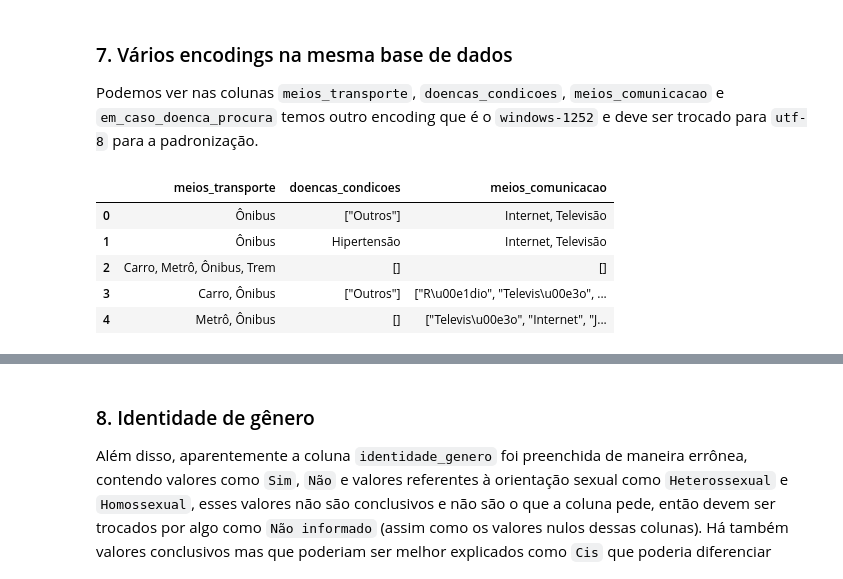
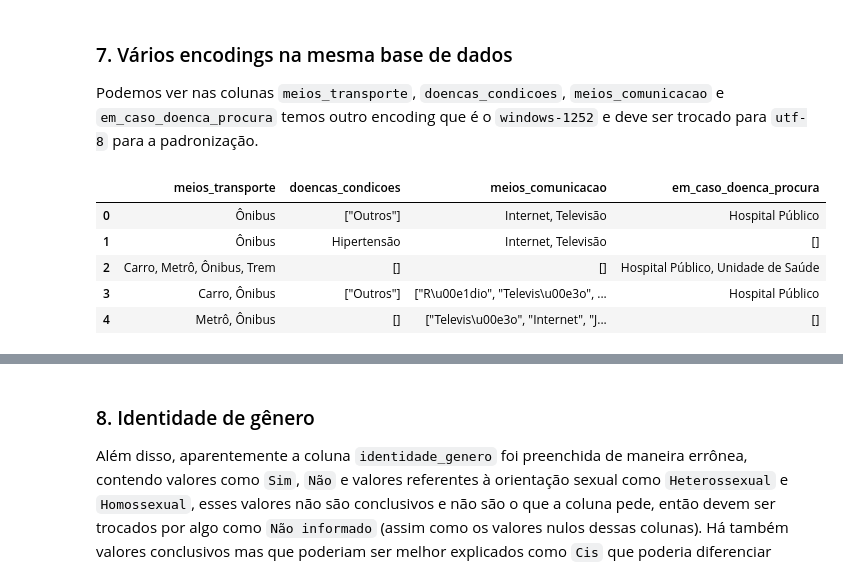
Before and after one commit to DomiAzevedo/Desafio-Cientista-de-Dados, a Jupyter notebook: analise_dados.ipynb, the cells around one changed output, grey strips where cells are left out. Drawn from its saved outputs; the diff is of its cells as text; code cells hidden in the pictures.

```diff
--- a/analise_dados.ipynb
+++ b/analise_dados.ipynb
@@ -146,11 +147,11 @@ df[['meios_transporte', 'doencas_condicoes', 'meios_comunicacao', 'em_caso_doenc
 
 Podemos ver nas colunas `meios_transporte`, `doencas_condicoes`, `meios_comunicacao` e `em_caso_doenca_procura` temos outro encoding que é o `windows-1252` e deve ser trocado para `utf-8` para a padronização.
 # %%
-df[['meios_transporte','doencas_condicoes', 'meios_comunicacao']].head()
+df[['meios_transporte','doencas_condicoes', 'meios_comunicacao', 'em_caso_doenca_procura']].head()
 # %% [output]
-|  | meios_transporte | doencas_condicoes | meios_comunicacao |
-| 0 | Ônibus | ["Outros"] | Internet, Televisão |
-| 1 | Ônibus | Hipertensão | Internet, Televisão |
-| 2 | Carro, Metrô, Ônibus, Trem | [] | [] |
-| 3 | Carro, Ônibus | ["Outros"] | ["R\u00e1dio", "Televis\u00e3o", ... |
-| 4 | Metrô, Ônibus | [] | ["Televis\u00e3o", "Internet", "J... |
+|  | meios_transporte | doencas_condicoes | meios_comunicacao | em_caso_doenca_procura |
+| 0 | Ônibus | ["Outros"] | Internet, Televisão | Hospital Público |
+| 1 | Ônibus | Hipertensão | Internet, Televisão | [] |
+| 2 | Carro, Metrô, Ônibus, Trem | [] | [] | Hospital Público, Unidade de Saúde |
+| 3 | Carro, Ônibus | ["Outros"] | ["R\u00e1dio", "Televis\u00e3o", ... | Hospital Público |
+| 4 | Metrô, Ônibus | [] | ["Televis\u00e3o", "Internet", "J... | [] |
```
Also changed, not shown: parts of 4 cells of this notebook, 2 other files.
